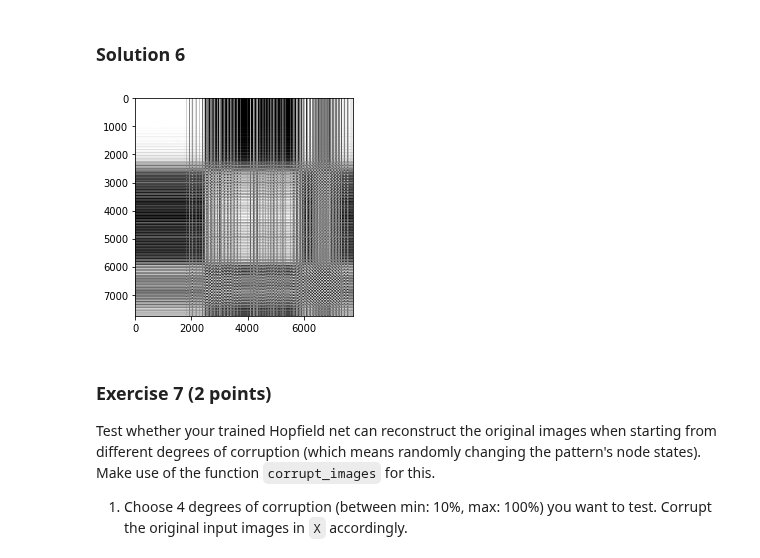
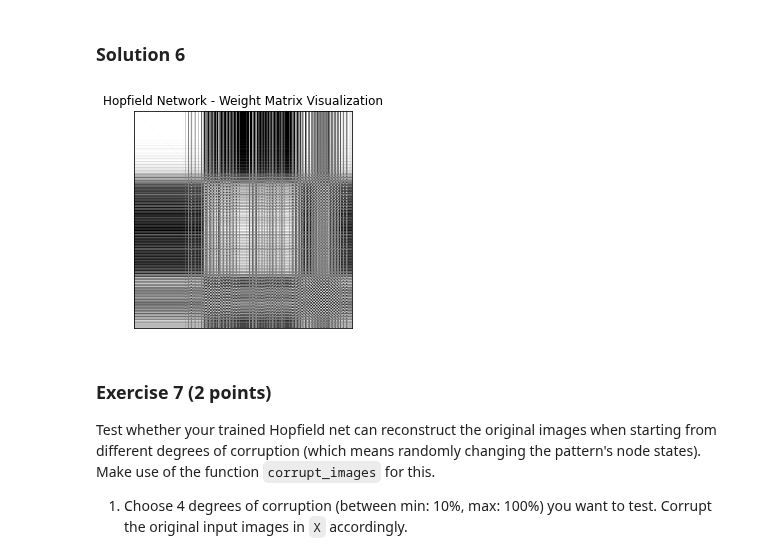
Before and after one commit to AjinkyaIndulkar/neural-networks-1920, a Jupyter notebook: P6 - Energy-Based Models/Chapter_08_hopfield.ipynb, the cells around one changed output. Cells and saved outputs as stored; diff of their text form; code cells hidden in the pictures.

Commit message:
A8: add weight matrix visualization

```diff
--- a/P6 - Energy-Based Models/Chapter_08_hopfield.ipynb
+++ b/P6 - Energy-Based Models/Chapter_08_hopfield.ipynb
@@ -290,11 +290,13 @@ w = hopfield_train(X)
 # %%
 # visualize weight matrix
 plt.figure()
 plt.imshow(w, cmap="gray")
-plt.x
+plt.xticks([])
+plt.yticks([])
+plt.title('Hopfield Network - Weight Matrix Visualization')
 plt.show()
 # %% [output]
-[figure, old version]
+[figure, new version]
 # %% [markdown]
 ### Exercise 7 (2 points)
 
```
